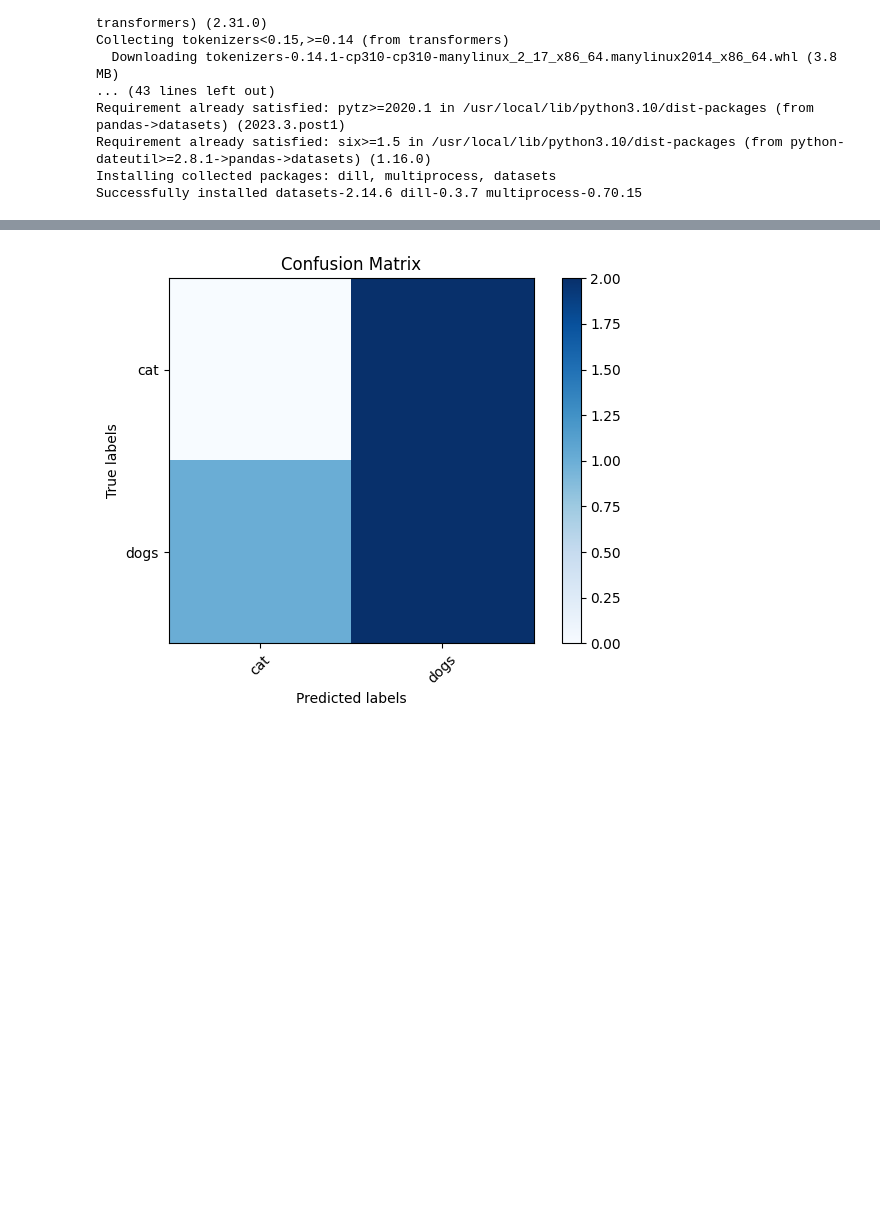
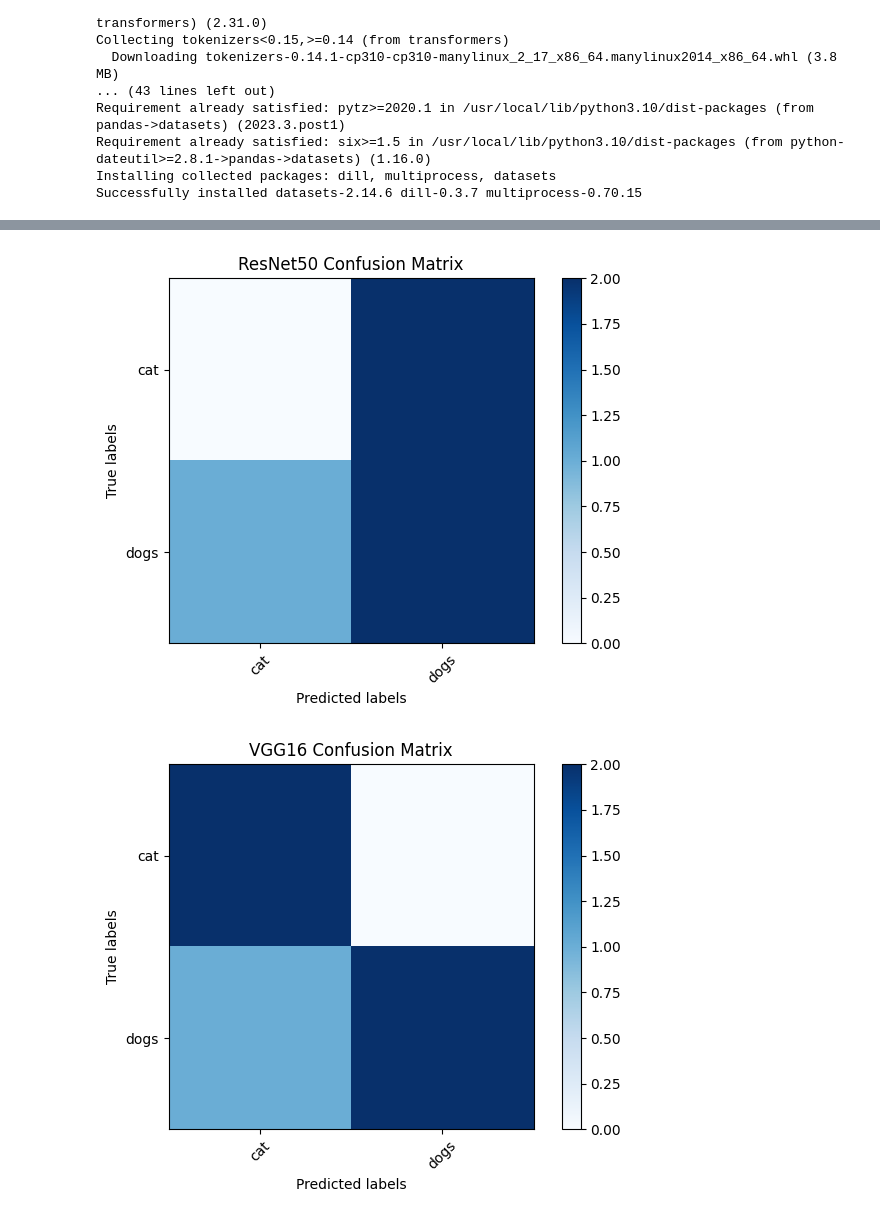
Before and after one commit to ashwantmanikoth/ML_WorkFlow, a Jupyter notebook: Assignment2_tensorflow_implementation.ipynb, the cells around one changed output, grey strips where cells are left out. Drawn from its saved outputs; the diff is of its cells as text; code cells hidden in the pictures; blank space fills up the shorter version.

Commit message:
Comparing two models on the same data set implemented

```diff
--- a/Assignment2_tensorflow_implementation.ipynb
+++ b/Assignment2_tensorflow_implementation.ipynb
@@ -52,4 +52,12 @@ base_model = tf.keras.applications.ResNet50(
     weights='imagenet',  # Pre-trained weights on ImageNet
     input_shape=(img_height, img_width, 3),
 )
+
+# Load the pretrained ResNet-50 model
+# Load the pretrained VGG16 model
+comparison_model = tf.keras.applications.VGG16(
+    include_top=True,  # Set to True to use the original top layer
+    weights='imagenet',  # Pre-trained weights on ImageNet
+    input_shape=(img_height, img_width, 3),
+)
 # %% [output]
@@ -62,19 +70,21 @@ import matplotlib.pyplot as plt
 # Create a list to store true labels and predicted labels
 true_labels = []
 predicted_labels = []
-
+compare_labels=[]
 for image, label in ds:
     # Expand dimensions to match model input shape (batch size of 1)
     image = tf.expand_dims(image, axis=0)
 
     # Perform inference and get predicted class probabilities
     predictions = base_model.predict(image)
-
+    comparison = comparison_model.predict(image)
     # Get the predicted class label (index with the highest probability)
     predicted_label = tf.argmax(predictions, axis=-1).numpy()[0]%2
+    compare_label = tf.argmax(comparison, axis=-1).numpy()[0]%2
 
     true_labels.append(label.numpy())
     predicted_labels.append(predicted_label)
+    compare_labels.append(compare_label)
 
 from sklearn.metrics import confusion_matrix
 import numpy as np
@@ -85,12 +95,12 @@ predicted_labels = np.array(predicted_labels)
 
 # Calculate the confusion matrix
 cm = confusion_matrix(true_labels, predicted_labels)
+ccm = confusion_matrix(true_labels, compare_labels)
 
 print("Confusion Matrix:")
-print(confusion)
 class_names =['cat','dogs']
 plt.imshow(cm, interpolation='nearest', cmap=plt.cm.Blues)
-plt.title('Confusion Matrix')
+plt.title('ResNet50 Confusion Matrix')
 plt.colorbar()
 tick_marks = np.arange(len(class_names))
 plt.xticks(tick_marks, class_names, rotation=45)
@@ -100,4 +110,17 @@ plt.xlabel('Predicted labels')
 plt.tight_layout()
 # Show the confusion matrix plot
 plt.show()
+
+class_names =['cat','dogs']
+plt.imshow(ccm, interpolation='nearest', cmap=plt.cm.Blues)
+plt.title('VGG16 Confusion Matrix')
+plt.colorbar()
+tick_marks = np.arange(len(class_names))
+plt.xticks(tick_marks, class_names, rotation=45)
+plt.yticks(tick_marks, class_names)
+plt.ylabel('True labels')
+plt.xlabel('Predicted labels')
+plt.tight_layout()
+# Show the confusion matrix plot
+plt.show()
 # %% [output]
@@ -115 +138,2 @@ Confusion Matrix:
-[figure, old version]
+[figure, new version]
+[figure, added]
```
Also changed, not shown: parts of 2 cells of this notebook.
